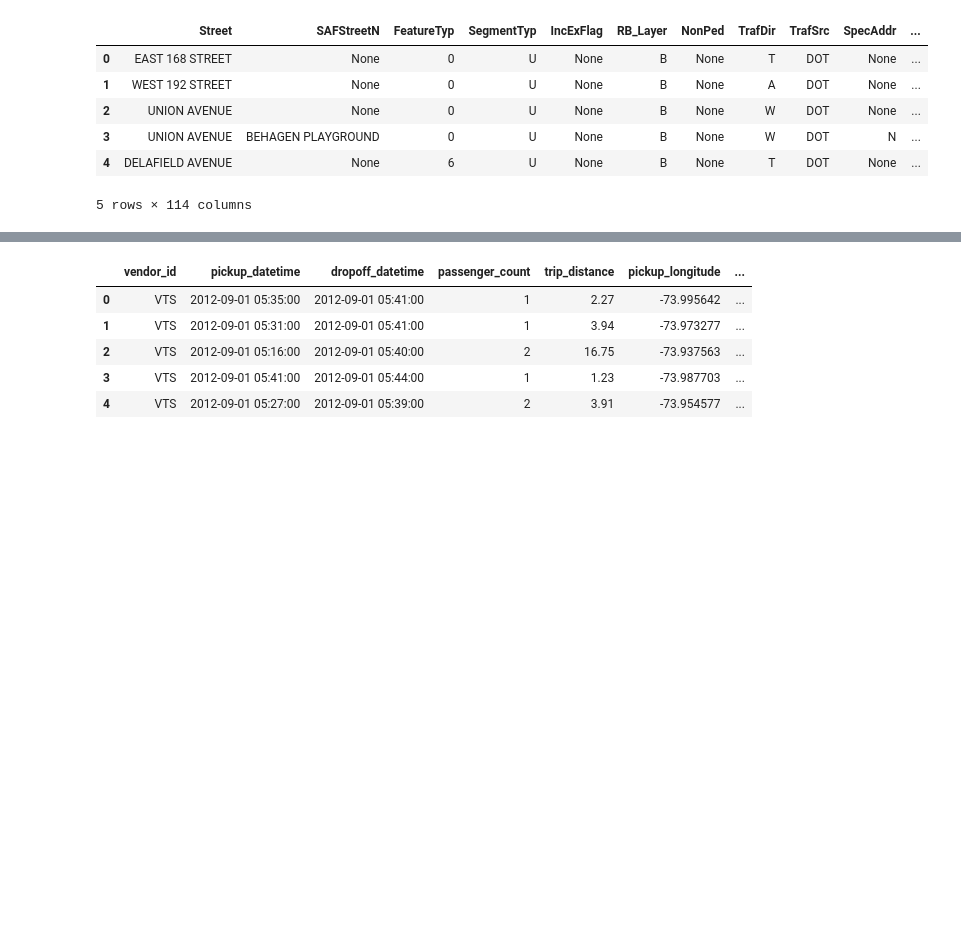
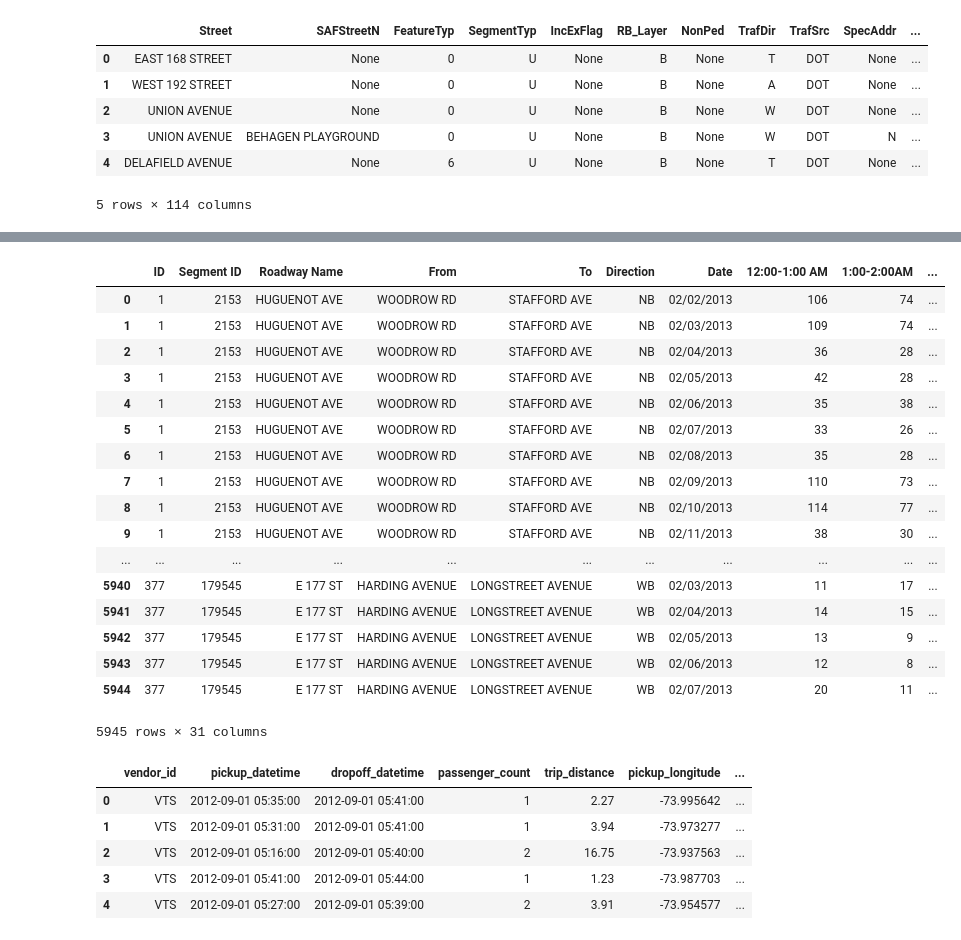
Before and after one commit to princeaker/civic_cab, a Jupyter notebook: final.ipynb, the cells around one changed output, grey strips where cells are left out. Saved outputs shown, nothing was run; the diff lists cells and outputs as text; code cells hidden in the pictures; blank space fills up the shorter version.

```diff
--- a/final.ipynb
+++ b/final.ipynb
@@ -18,0 +31,2 @@ df.head()
+# %%
+volume_counts = pd.read_csv('data/Traffic_Volume_Counts__2012-2013_.csv')
@@ -19,3 +39,24 @@ df.head()
+# %%
+volume_counts
+# %% [output]
+|  | ID | Segment ID | Roadway Name | From | To | Direction | Date | 12:00-1:00 AM | 1:00-2:00AM | ... |
+| 0 | 1 | 2153 | HUGUENOT AVE | WOODROW RD | STAFFORD AVE | NB | 02/02/2013 | 106 | 74 | ... |
+| 1 | 1 | 2153 | HUGUENOT AVE | WOODROW RD | STAFFORD AVE | NB | 02/03/2013 | 109 | 74 | ... |
+| 2 | 1 | 2153 | HUGUENOT AVE | WOODROW RD | STAFFORD AVE | NB | 02/04/2013 | 36 | 28 | ... |
+| 3 | 1 | 2153 | HUGUENOT AVE | WOODROW RD | STAFFORD AVE | NB | 02/05/2013 | 42 | 28 | ... |
+| 4 | 1 | 2153 | HUGUENOT AVE | WOODROW RD | STAFFORD AVE | NB | 02/06/2013 | 35 | 38 | ... |
+| 5 | 1 | 2153 | HUGUENOT AVE | WOODROW RD | STAFFORD AVE | NB | 02/07/2013 | 33 | 26 | ... |
+| 6 | 1 | 2153 | HUGUENOT AVE | WOODROW RD | STAFFORD AVE | NB | 02/08/2013 | 35 | 28 | ... |
+| 7 | 1 | 2153 | HUGUENOT AVE | WOODROW RD | STAFFORD AVE | NB | 02/09/2013 | 110 | 73 | ... |
+| 8 | 1 | 2153 | HUGUENOT AVE | WOODROW RD | STAFFORD AVE | NB | 02/10/2013 | 114 | 77 | ... |
+| 9 | 1 | 2153 | HUGUENOT AVE | WOODROW RD | STAFFORD AVE | NB | 02/11/2013 | 38 | 30 | ... |
+| ... | ... | ... | ... | ... | ... | ... | ... | ... | ... | ... |
+| 5940 | 377 | 179545 | E 177 ST | HARDING AVENUE | LONGSTREET AVENUE | WB | 02/03/2013 | 11 | 17 | ... |
+| 5941 | 377 | 179545 | E 177 ST | HARDING AVENUE | LONGSTREET AVENUE | WB | 02/04/2013 | 14 | 15 | ... |
+| 5942 | 377 | 179545 | E 177 ST | HARDING AVENUE | LONGSTREET AVENUE | WB | 02/05/2013 | 13 | 9 | ... |
+| 5943 | 377 | 179545 | E 177 ST | HARDING AVENUE | LONGSTREET AVENUE | WB | 02/06/2013 | 12 | 8 | ... |
+| 5944 | 377 | 179545 | E 177 ST | HARDING AVENUE | LONGSTREET AVENUE | WB | 02/07/2013 | 20 | 11 | ... |
+5945 rows × 31 columns
 # %%
 taxidf = pd.read_csv('https://s3.amazonaws.com/nyc-tlc/trip+data/yellow_tripdata_2012-09.csv')
 # %%
```
Also changed, not shown: parts of 8 cells of this notebook.
